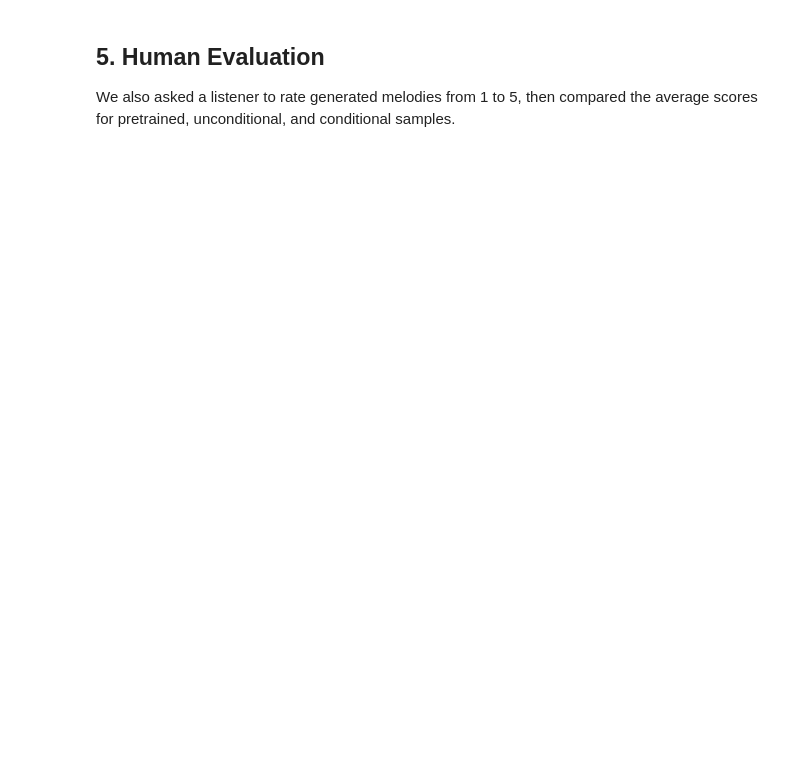
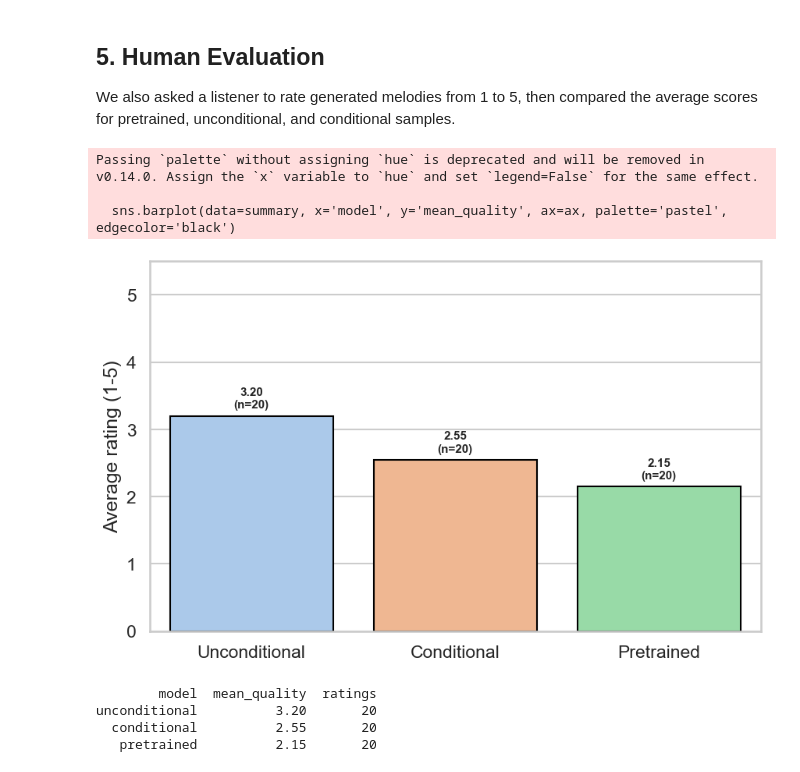
Before and after one commit to PhillipS72/CSE153-SP26-Assignment2, a Jupyter notebook: project_pipeline.ipynb, the cells around one changed output. Drawn from its saved outputs; the diff is of its cells as text; code cells hidden in the pictures; blank space fills up the shorter version.

```diff
--- a/project_pipeline.ipynb
+++ b/project_pipeline.ipynb
@@ -359,7 +441,7 @@ import pandas as pd
 import seaborn as sns
 import matplotlib.pyplot as plt
 
-forms = pd.read_csv(Path('evaluation/user_test/forms.csv'))
+forms = pd.read_csv(Path('evaluation/user_test/forms2.csv'))
 references = pd.read_csv(Path('evaluation/user_test_references.csv'))
 merged = forms.merge(references, on='sample', validate='one_to_one')
 
@@ -367,32 +449,41 @@ rows = []
 for _, row in merged.iterrows():
     rows.append({'model': row['melody1'], 'quality': row['melody1_quality']})
     rows.append({'model': row['melody2'], 'quality': row['melody2_quality']})
     rows.append({'model': row['melody3'], 'quality': row['melody3_quality']})
 
 ratings = pd.DataFrame(rows)
 summary = (
     ratings.groupby('model', as_index=False)
     .agg(mean_quality=('quality', 'mean'), ratings=('quality', 'size'))
     .sort_values('mean_quality', ascending=False)
 )
 
 # Save CSV
-summary.to_csv(Path('evaluation/user_test/average_quality_by_model.csv'), index=False)
+summary.to_csv(Path('evaluation/user_test/average_quality_by_model_forms2.csv'), index=False)
 
 # Plot
 sns.set_theme(style='whitegrid', context='talk')
 fig, ax = plt.subplots(figsize=(8.5, 5.2), constrained_layout=True)
 sns.barplot(data=summary, x='model', y='mean_quality', ax=ax, palette='pastel', edgecolor='black')
 ax.set_ylim(0, 5.5)
 ax.set_xlabel('')
 ax.set_ylabel('Average rating (1-5)')
 ax.set_xticklabels([label.capitalize() for label in summary['model']])
 for i, (_, row) in enumerate(summary.iterrows()):
     ax.text(i, row['mean_quality'] + 0.08, f"{row['mean_quality']:.2f}\n(n={int(row['ratings'])})", ha='center', va='bottom', fontsize=11, weight='bold')
 
-out_png = Path('evaluation/user_test/average_quality_by_model.png')
+out_png = Path('evaluation/user_test/average_quality_by_model_forms2.png')
 out_png.parent.mkdir(parents=True, exist_ok=True)
 fig.savefig(out_png, dpi=200)
 plt.show()
 
 print(summary.to_string(index=False))
+# %% [output]
+Passing `palette` without assigning `hue` is deprecated and will be removed in v0.14.0. Assign the `x` variable to `hue` and set `legend=False` for the same effect.
+
+  sns.barplot(data=summary, x='model', y='mean_quality', ax=ax, palette='pastel', edgecolor='black')
+[figure, added]
+        model  mean_quality  ratings
+unconditional          3.20       20
+  conditional          2.55       20
+   pretrained          2.15       20
```
Also changed, not shown: parts of 3 cells of this notebook, 9 other files.
